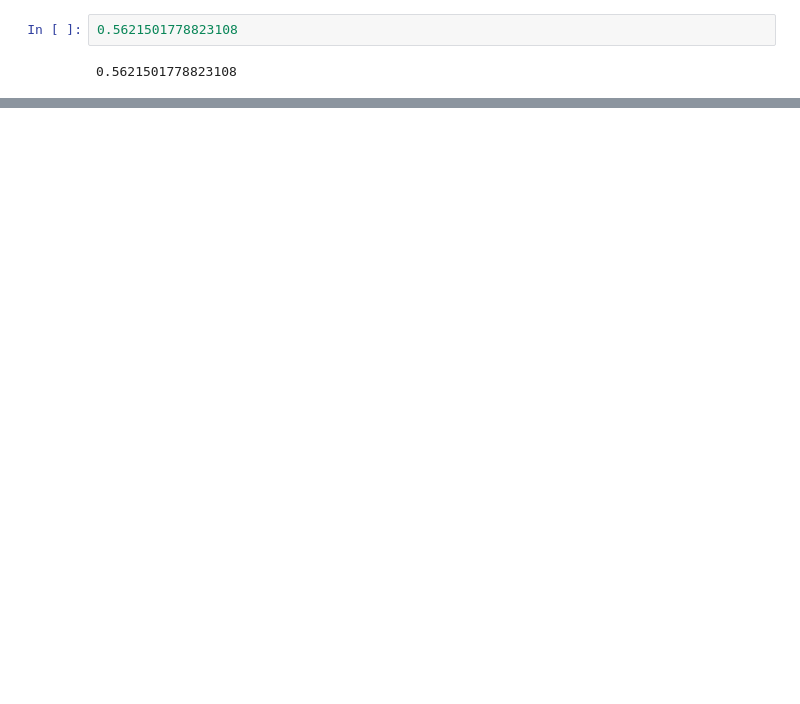
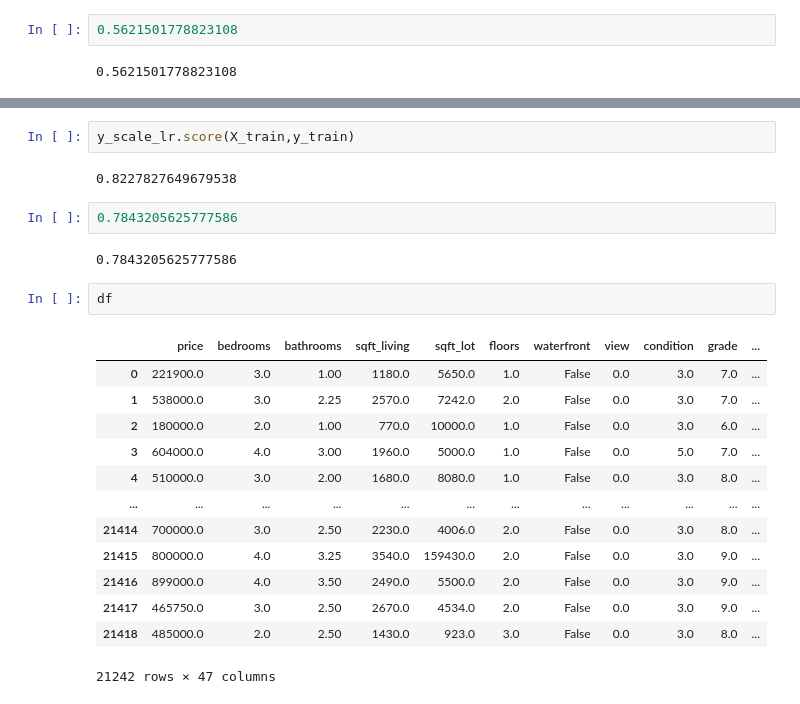
Before and after one commit to Somethingor/bsc-phase-two-project, a Jupyter notebook: notebooks/exploratory/member-daniel/visualization.ipynb, the cells around one changed output, grey strips where cells are left out. Saved outputs shown, nothing was run; the diff lists cells and outputs as text; blank space fills up the shorter version.

```diff
--- a/notebooks/exploratory/member-daniel/visualization.ipynb
+++ b/notebooks/exploratory/member-daniel/visualization.ipynb
@@ -224,0 +249,24 @@ y_scale_lr.score(X_train,y_train)
+# %%
+y_scale_lr.score(X_train,y_train)
+# %% [output]
+0.8227827649679538
+# %%
+0.7843205625777586
+# %% [output]
+0.7843205625777586
+# %%
+df
+# %% [output]
+|  | price | bedrooms | bathrooms | sqft_living | sqft_lot | floors | waterfront | view | condition | grade | ... |
+| 0 | 221900.0 | 3.0 | 1.00 | 1180.0 | 5650.0 | 1.0 | False | 0.0 | 3.0 | 7.0 | ... |
+| 1 | 538000.0 | 3.0 | 2.25 | 2570.0 | 7242.0 | 2.0 | False | 0.0 | 3.0 | 7.0 | ... |
+| 2 | 180000.0 | 2.0 | 1.00 | 770.0 | 10000.0 | 1.0 | False | 0.0 | 3.0 | 6.0 | ... |
+| 3 | 604000.0 | 4.0 | 3.00 | 1960.0 | 5000.0 | 1.0 | False | 0.0 | 5.0 | 7.0 | ... |
+| 4 | 510000.0 | 3.0 | 2.00 | 1680.0 | 8080.0 | 1.0 | False | 0.0 | 3.0 | 8.0 | ... |
+| ... | ... | ... | ... | ... | ... | ... | ... | ... | ... | ... | ... |
+| 21414 | 700000.0 | 3.0 | 2.50 | 2230.0 | 4006.0 | 2.0 | False | 0.0 | 3.0 | 8.0 | ... |
+| 21415 | 800000.0 | 4.0 | 3.25 | 3540.0 | 159430.0 | 2.0 | False | 0.0 | 3.0 | 9.0 | ... |
+| 21416 | 899000.0 | 4.0 | 3.50 | 2490.0 | 5500.0 | 2.0 | False | 0.0 | 3.0 | 9.0 | ... |
+| 21417 | 465750.0 | 3.0 | 2.50 | 2670.0 | 4534.0 | 2.0 | False | 0.0 | 3.0 | 9.0 | ... |
+| 21418 | 485000.0 | 2.0 | 2.50 | 1430.0 | 923.0 | 3.0 | False | 0.0 | 3.0 | 8.0 | ... |
+21242 rows × 47 columns
```
Also changed, not shown: parts of 20 cells of this notebook, 4 other files.
